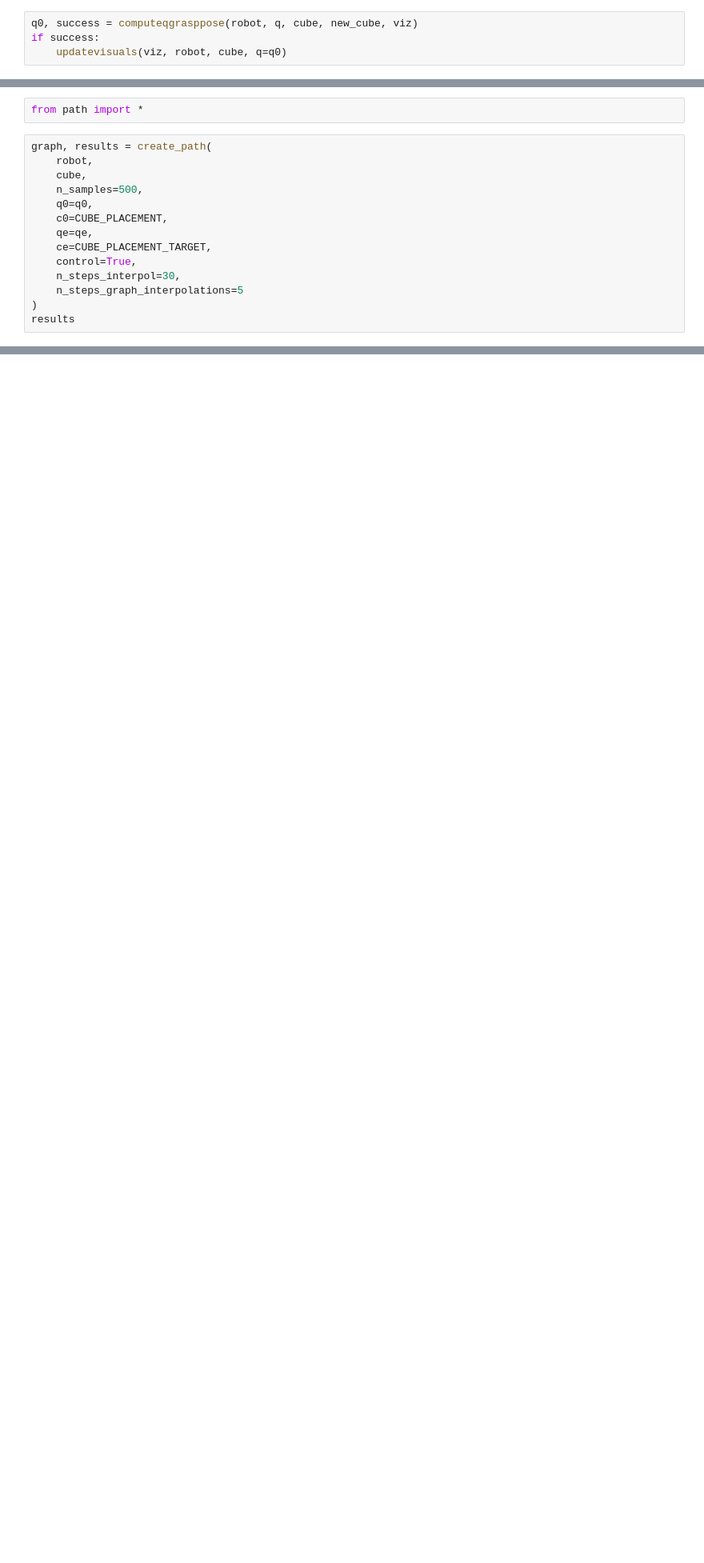
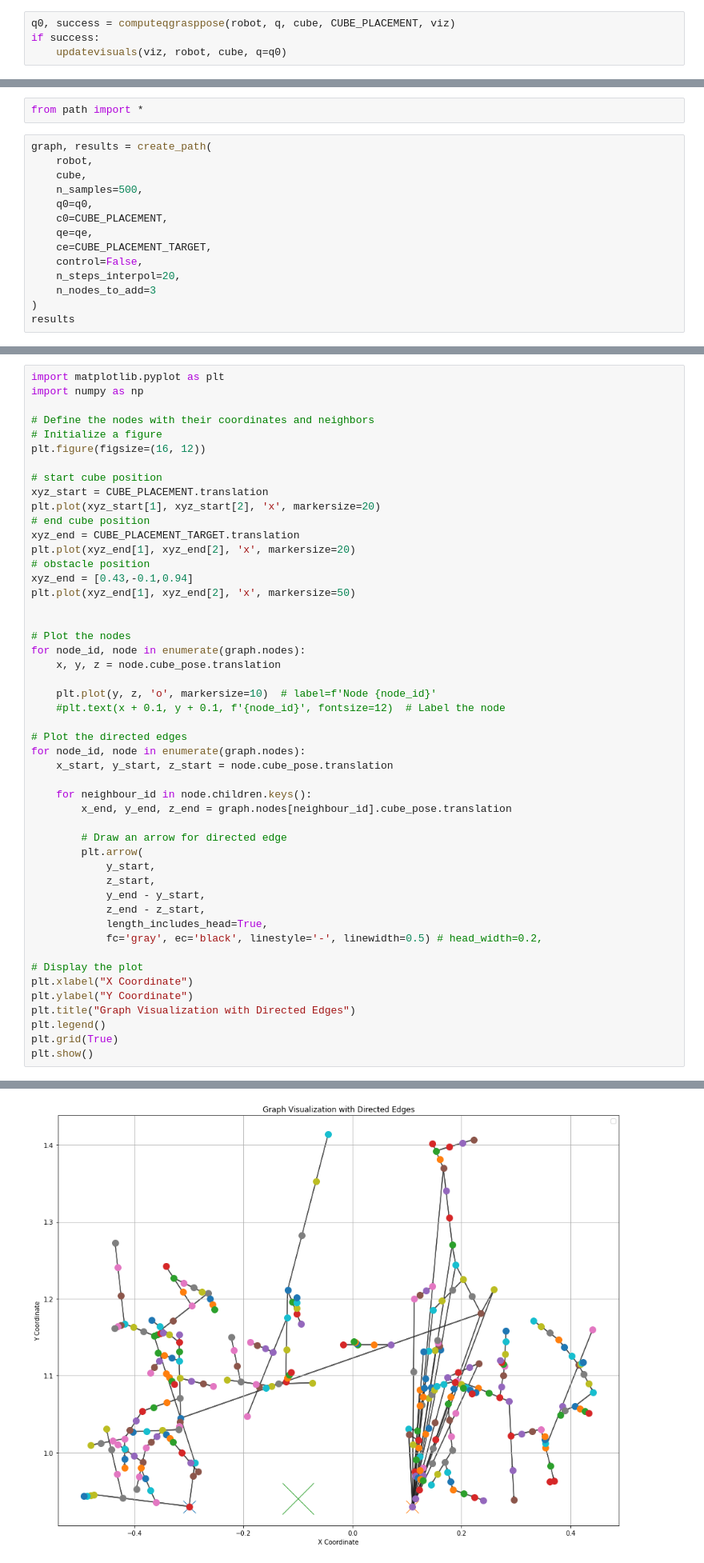
Before and after one commit to IgnacioLL/adv-rob-software-labs, a Jupyter notebook: lab_instructions.ipynb, the cells around one changed output, grey strips where cells are left out. Shown: that part at 80% size. Saved outputs shown, nothing was run; the diff lists cells and outputs as text; blank space fills up the shorter version.

```diff
--- a/lab_instructions.ipynb
+++ b/lab_instructions.ipynb
@@ -238,7 +218,7 @@ q0 should look somehow like this:
 # %%
 from inverse_geometry import computeqgrasppose
 # %%
-q0, success = computeqgrasppose(robot, q, cube, new_cube, viz)
+q0, success = computeqgrasppose(robot, q, cube, CUBE_PLACEMENT, viz)
 if success:
     updatevisuals(viz, robot, cube, q=q0)
 # %%
@@ -280,9 +260,9 @@ graph, results = create_path(
     c0=CUBE_PLACEMENT,
     qe=qe,
     ce=CUBE_PLACEMENT_TARGET,
-    control=True,
-    n_steps_interpol=30,
-    n_steps_graph_interpolations=5
+    control=False,
+    n_steps_interpol=20,
+    n_nodes_to_add=3
 )
 results
 # %% [output]
@@ -414,0 +348,50 @@ End target right [ 0.46260457 -0.07986187  1.09128926]
+# %%
+import matplotlib.pyplot as plt
+import numpy as np
+
+# Define the nodes with their coordinates and neighbors
+# Initialize a figure
+plt.figure(figsize=(16, 12))
+
+# start cube position
+xyz_start = CUBE_PLACEMENT.translation
+plt.plot(xyz_start[1], xyz_start[2], 'x', markersize=20)
+# end cube position
+xyz_end = CUBE_PLACEMENT_TARGET.translation
+plt.plot(xyz_end[1], xyz_end[2], 'x', markersize=20)
+# obstacle position
+xyz_end = [0.43,-0.1,0.94]
+plt.plot(xyz_end[1], xyz_end[2], 'x', markersize=50)
+
+
+# Plot the nodes
+for node_id, node in enumerate(graph.nodes):
+    x, y, z = node.cube_pose.translation
+
+    plt.plot(y, z, 'o', markersize=10)  # label=f'Node {node_id}'
+    #plt.text(x + 0.1, y + 0.1, f'{node_id}', fontsize=12)  # Label the node
+
+# Plot the directed edges
+for node_id, node in enumerate(graph.nodes):
+    x_start, y_start, z_start = node.cube_pose.translation
+
+    for neighbour_id in node.children.keys():
+        x_end, y_end, z_end = graph.nodes[neighbour_id].cube_pose.translation
+
+        # Draw an arrow for directed edge
+        plt.arrow(
+            y_start,
+            z_start,
+            y_end - y_start,
+            z_end - z_start,
+            length_includes_head=True,
+            fc='gray', ec='black', linestyle='-', linewidth=0.5) # head_width=0.2,
+
+# Display the plot
+plt.xlabel("X Coordinate")
+plt.ylabel("Y Coordinate")
+plt.title("Graph Visualization with Directed Edges")
+plt.legend()
+plt.grid(True)
+plt.show()
+# %% [output]
@@ -414,0 +399 @@ End target right [ 0.46260457 -0.07986187  1.09128926]
+[figure, added]
```
Also changed, not shown: parts of 9 cells of this notebook, 16 other files.
